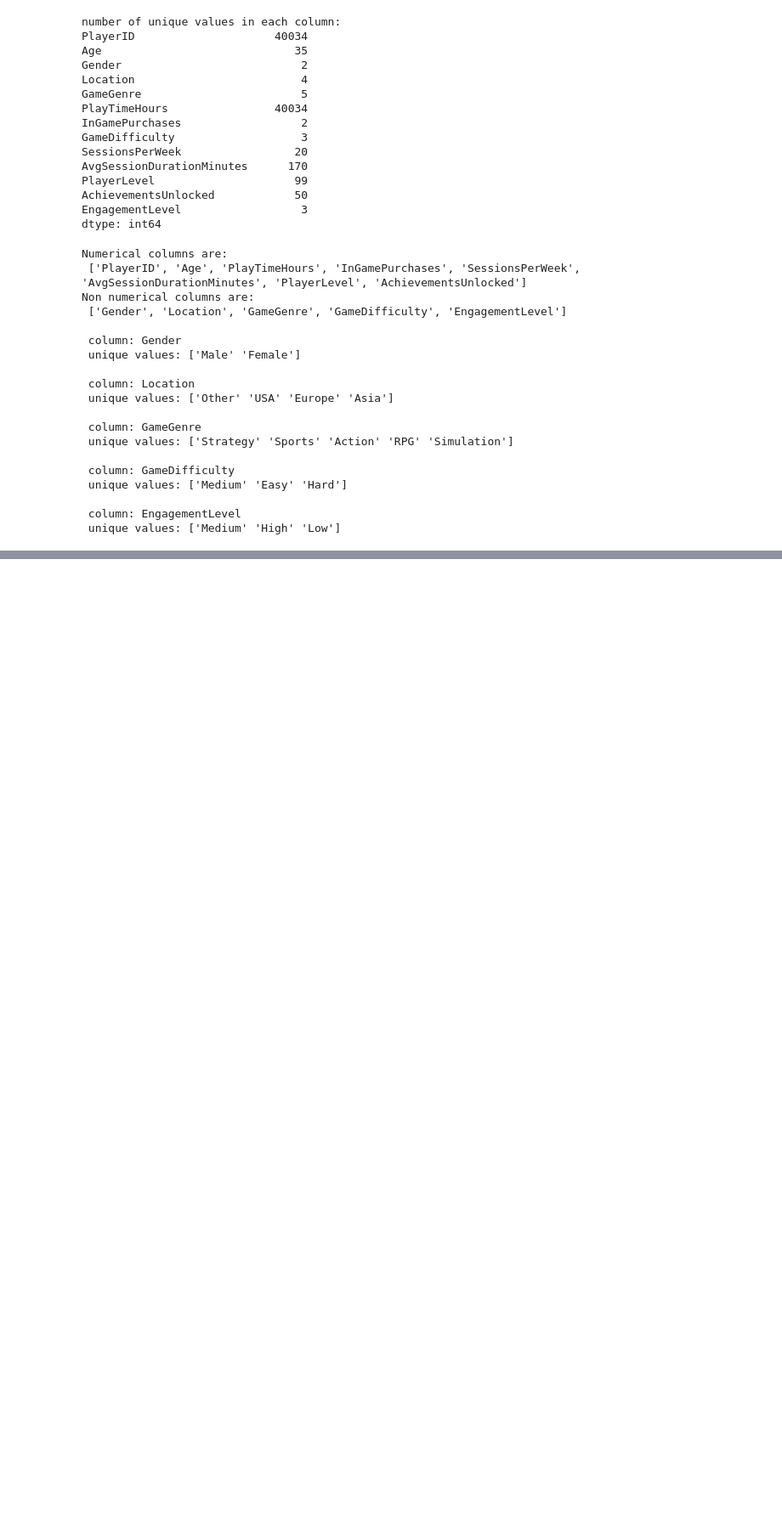
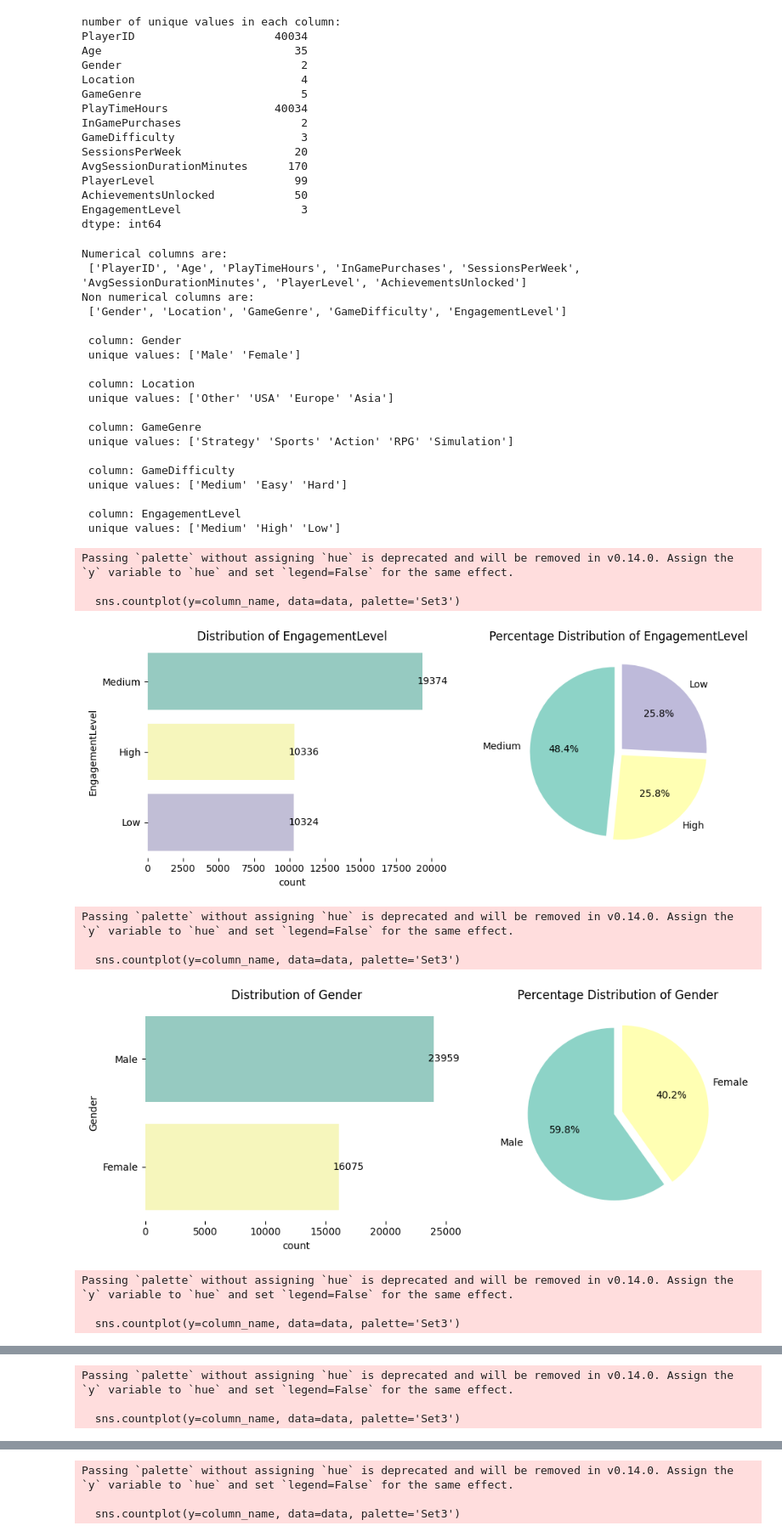
Before and after one commit to khalil-hub/Predict_player_behavior, a Jupyter notebook: notebooks/exploratory_analysis.ipynb, the cells around one changed output, grey strips where cells are left out. Shown at 85% size. Saved outputs shown, nothing was run; the diff lists cells and outputs as text; code cells hidden in the pictures; blank space fills up the shorter version.

```diff
--- a/notebooks/exploratory_analysis.ipynb
+++ b/notebooks/exploratory_analysis.ipynb
@@ -101,3 +106,43 @@ Non numerical columns are:
 
  column: EngagementLevel
  unique values: ['Medium' 'High' 'Low']
+# %%
+def plot_categorical_distribution(column_name, data):
+    plt.figure(figsize=(10, 4))
+
+    plt.subplot(1, 2, 1)
+    sns.countplot(y=column_name, data=data, palette='Set3')
+    plt.title(f'Distribution of {column_name}')
+
+    ax = plt.gca()
+    for p in ax.patches:
+        ax.annotate(f'{int(p.get_width())}', (p.get_width(), p.get_y() + p.get_height() / 2),
+                    ha='center', va='center', xytext=(10, 0), textcoords='offset points')
+
+    sns.despine(left=True, bottom=True)
+
+    plt.subplot(1, 2, 2)
+    data[column_name].value_counts().plot.pie(autopct='%1.1f%%', colors=sns.color_palette('Set3'),
+                                              startangle=90, explode=[0.05]*data[column_name].nunique())
+    plt.title(f'Percentage Distribution of {column_name}')
+    plt.ylabel('')
+
+    plt.tight_layout()
+    plt.show()
+
+categorical_features = ['EngagementLevel', 'Gender', 'Location', 'GameGenre', 'GameDifficulty']
+
+for feature in categorical_features:
+    plot_categorical_distribution(feature, data)
+# %% [output]
+Passing `palette` without assigning `hue` is deprecated and will be removed in v0.14.0. Assign the `y` variable to `hue` and set `legend=False` for the same effect.
+
+  sns.countplot(y=column_name, data=data, palette='Set3')
+[figure, added]
+Passing `palette` without assigning `hue` is deprecated and will be removed in v0.14.0. Assign the `y` variable to `hue` and set `legend=False` for the same effect.
+
+  sns.countplot(y=column_name, data=data, palette='Set3')
+[figure, added]
+Passing `palette` without assigning `hue` is deprecated and will be removed in v0.14.0. Assign the `y` variable to `hue` and set `legend=False` for the same effect.
+
+  sns.countplot(y=column_name, data=data, palette='Set3')
@@ -103,0 +150,3 @@ Non numerical columns are:
+Passing `palette` without assigning `hue` is deprecated and will be removed in v0.14.0. Assign the `y` variable to `hue` and set `legend=False` for the same effect.
+
+  sns.countplot(y=column_name, data=data, palette='Set3')
@@ -103,0 +154,3 @@ Non numerical columns are:
+Passing `palette` without assigning `hue` is deprecated and will be removed in v0.14.0. Assign the `y` variable to `hue` and set `legend=False` for the same effect.
+
+  sns.countplot(y=column_name, data=data, palette='Set3')
```
Also changed, not shown: parts of 11 cells of this notebook, 21 other files.
